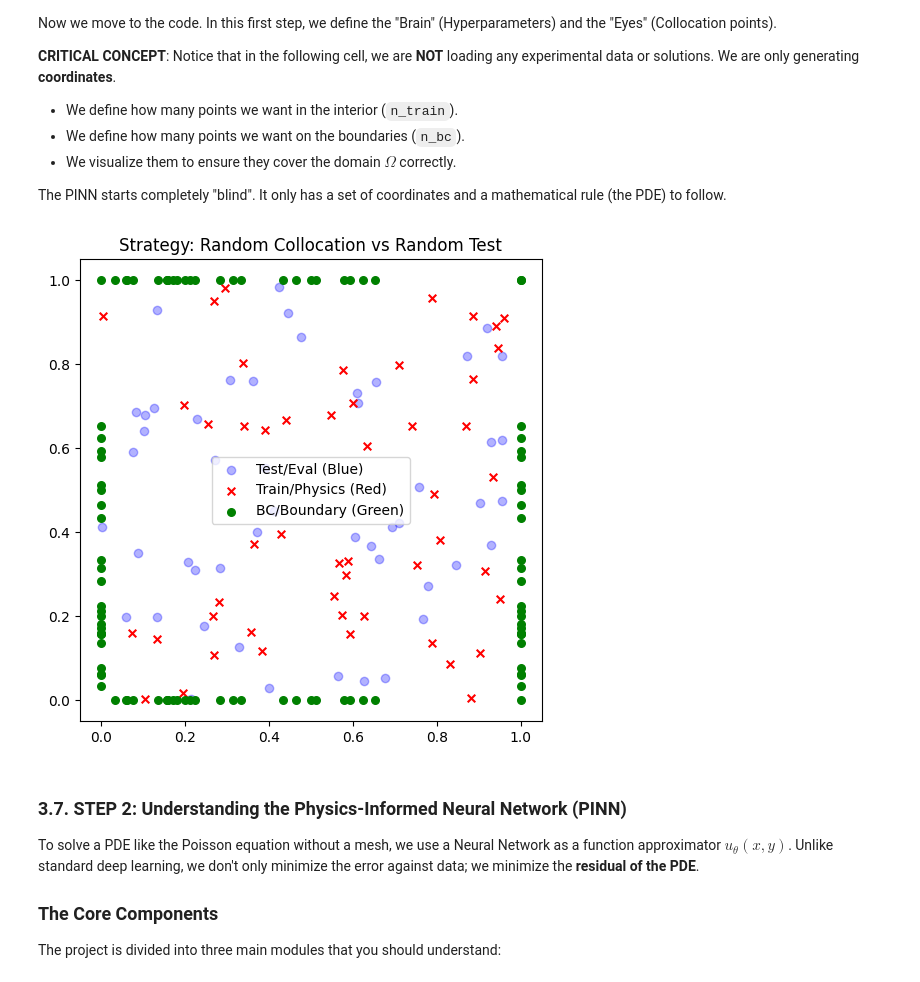
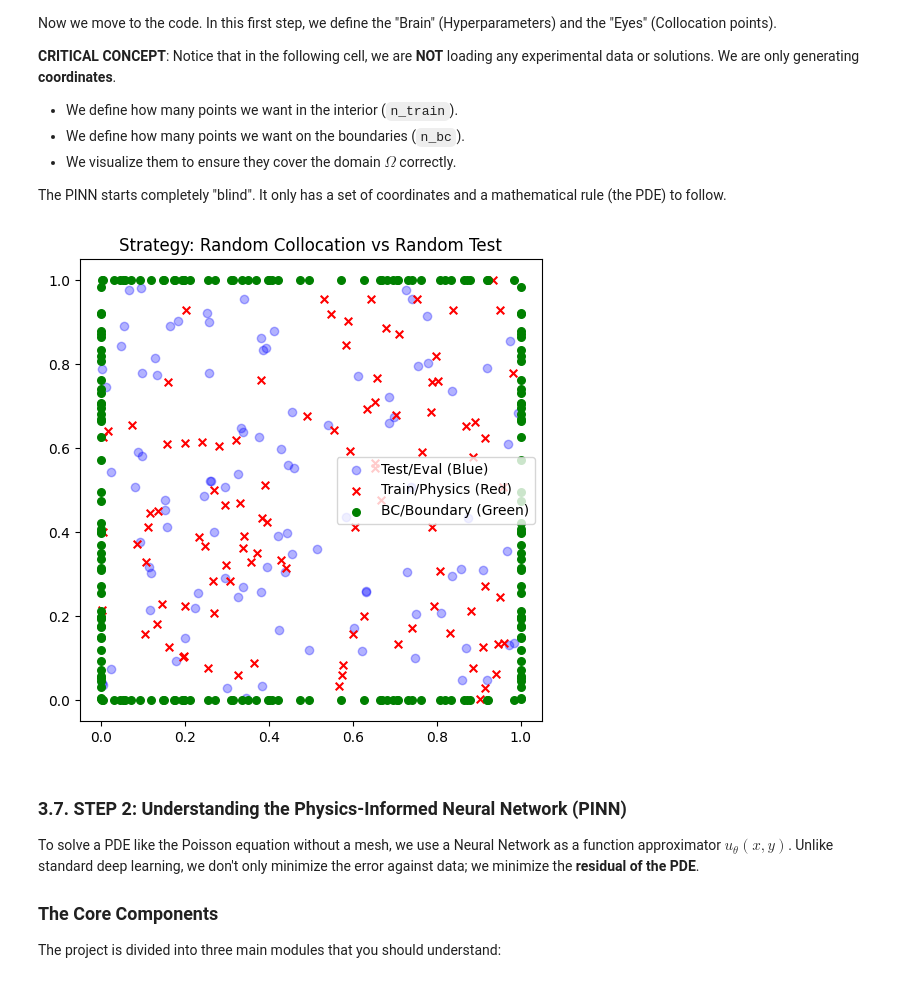
Before and after one commit to Purdeitx/PinnGnn, a Jupyter notebook: GraphPinns.ipynb, the cells around one changed output. Drawn from its saved outputs; the diff is of its cells as text; code cells hidden in the pictures.

```diff
--- a/GraphPinns.ipynb
+++ b/GraphPinns.ipynb
@@ -222,17 +233,7 @@ By passing our `geom` object to the `get_problem` function, the mesh is automati
 # ==========================================
 # STEP 2: AUTOMATIC MESH VISUALIZATION
 # ==========================================
-# 1. Mesh configuration based on user parameters
-prob = get_problem(
-    geometry=geom,
-    nx=FEM_CONFIG['nx'],
-    ny=FEM_CONFIG['ny'],
-    porder=FEM_CONFIG['porder'],
-    mesh_type=FEM_CONFIG['mesh'],
-    source_type=FEM_CONFIG['source_type'],
-)
-
-# 2. Automatic mesh plotting function tri/cuad
+# Automatic mesh plotting function tri/cuad
 plot_fem_mesh(
     prob,
     title=f"Mesh: {FEM_CONFIG['mesh'].upper()} | Order: P{FEM_CONFIG['porder']} | Res: {FEM_CONFIG['nx']}x{FEM_CONFIG['ny']}"
@@ -393,32 +394,43 @@ The PINN starts completely "blind". It only has a set of coordinates and a mathe
 import torch
 import numpy as np
 import matplotlib.pyplot as plt
+import os
+import warnings
+
+warnings.filterwarnings("ignore", ".*isinstance\(treespec, LeafSpec\).*")
+warnings.filterwarnings("ignore", ".*install \"ipywidgets\" for Jupyter support.*")
+torch.set_float32_matmul_precision('medium')
+
 from PINN.pinn_module import PinnDataset, ValDataset
 from config.pinn_config import PINN_CONFIG
+from config.physics import PoissonGeneral
 from utils.geometry import *
 from utils.train_utils import *
 from utils.pinn_utils import *
 
 PINN_CONFIG.update({
     'geometry_type': 'square',
-    'n_train': 50,
-    'n_test': 50,
-    'n_bc': 100,
-    'lambda_bc': 200.0,
-    'hidden': 20,
+    'n_train': 100,                      # min 50, 100, 100
+    'n_test': 100,
+    'n_bc': 200,
+    'lambda_bc': 300.0,
+    'hidden': 32,
     'num_layers': 2,
     'lr': 1e-3,
-    'epochs': 100, # con 5000 va bastante bien
-    'batch': 50,
-    'source_type': 'sine',
+    'epochs': 2000,                      # con 5000 va bastante bien
+    'batch': 64,
+    'source_type': 'sine',          # 'linear' 'poly2'  'sine'
+    'bc_type': 'zero',              # 'exact' 'zero' 'zero_x0'
     'source_value': 1.0,
     'use_fem_for_train': False,
     'use_fem_for_test': False,
     'layer_norm': False,
 })
 
-# my_physics = PoissonPhysics(source_type=source_type)
-my_physics = PoissonGeneral(source_type=PINN_CONFIG['source_type'])
+
+phys = PoissonGeneral(source_type=PINN_CONFIG['source_type'],
+                      scale=PINN_CONFIG['source_value'],
+                      bc_type=PINN_CONFIG['bc_type'])
 
 # Initialize geometry and sampler
 geom = geometry_factory(PINN_CONFIG['geometry_type'], x_range=[0, 1], y_range=[0, 1])
@@ -436,34 +448,34 @@ else:
 # Define Boundary points (BCs) - 2D Logics
 bc_coords = sampler.sample_boundary(PINN_CONFIG['n_bc'])
 
 # Define Test/Validation points
 if PINN_CONFIG['use_fem_for_test']:
     # if use fem points: compare vwith exact solution
     test_pts = torch.tensor(prob['doflocs'], dtype=torch.float32, device=device)
     test_val = torch.tensor(prob['u'], dtype=torch.float32, device=device).view(-1, 1)
     test_label = "FEM Mesh"
 else:
     # if use rnd points: evaluate residual
     test_pts = sampler.sample_interior(PINN_CONFIG['n_test'])
     test_val = None             # Random points
     test_label = "Random Test"
 
 # DataLoaders en PinnModule
 train_ds = PinnDataset(geometry=geom, pde_pts=train_pts, bc_pts=bc_coords)
 train_loader = DataLoader(train_ds, batch_size=PINN_CONFIG['batch'], shuffle=True, num_workers=0)
 
 val_ds = ValDataset(geometry=geom, pts=test_pts, vals=test_val)
 val_loader = DataLoader(val_ds, batch_size=len(test_pts))
 
 # --- Visualización Adaptativa ---
 plot_pinn_strategy(
     train_pts.detach().cpu().numpy(),
     bc_coords.detach().cpu().numpy(),
     test_pts.detach().cpu().numpy(),
     title=f"Strategy: {train_label} vs {test_label}"
 )
 # %% [output]
-[figure, old version]
+[figure, new version]
 # %% [markdown]
 ### 3.7. STEP 2: Understanding the Physics-Informed Neural Network (PINN)
 
```
Also changed, not shown: parts of 9 cells of this notebook, 26 other files.
